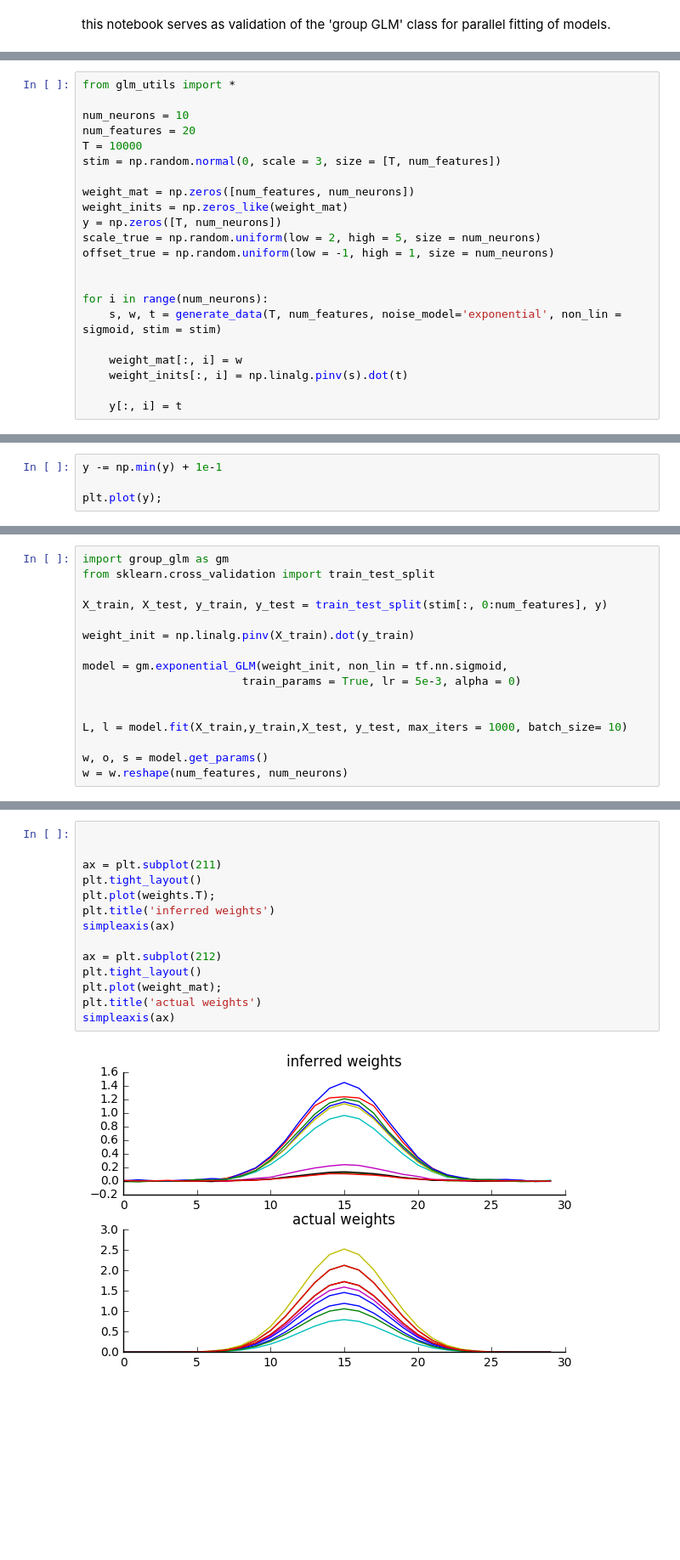
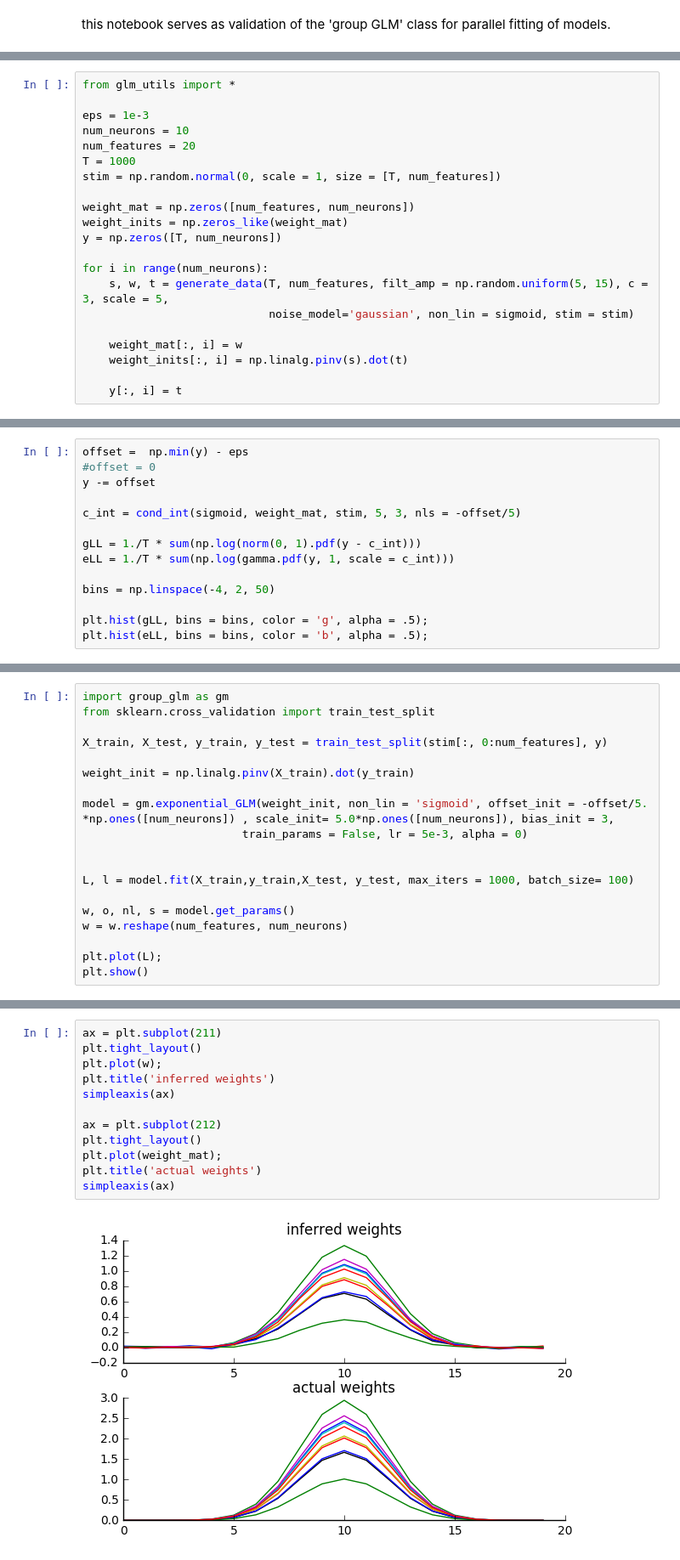
Before and after one commit to achristensen56/PyGLM, a Jupyter notebook: Tensor Multiplication.ipynb, the cells around one changed output, grey strips where cells are left out. Shown at 85% size. Saved outputs shown, nothing was run; the diff lists cells and outputs as text; blank space fills up the shorter version.

```diff
--- a/Tensor Multiplication.ipynb
+++ b/Tensor Multiplication.ipynb
@@ -13,20 +15,19 @@ The autoreload extension is already loaded. To reload it, use:
 # %%
 from glm_utils import *
 
+eps = 1e-3
 num_neurons = 10
 num_features = 20
-T = 10000
-stim = np.random.normal(0, scale = 3, size = [T, num_features])
+T = 1000
+stim = np.random.normal(0, scale = 1, size = [T, num_features])
 
 weight_mat = np.zeros([num_features, num_neurons])
 weight_inits = np.zeros_like(weight_mat)
 y = np.zeros([T, num_neurons])
-scale_true = np.random.uniform(low = 2, high = 5, size = num_neurons)
-offset_true = np.random.uniform(low = -1, high = 1, size = num_neurons)
-
 
 for i in range(num_neurons):
-    s, w, t = generate_data(T, num_features, noise_model='exponential', non_lin = sigmoid, stim = stim)
+    s, w, t = generate_data(T, num_features, filt_amp = np.random.uniform(5, 15), c = 3, scale = 5,
+                            noise_model='gaussian', non_lin = sigmoid, stim = stim)
 
     weight_mat[:, i] = w
     weight_inits[:, i] = np.linalg.pinv(s).dot(t)
@@ -39,4 +39,0 @@ plt.plot(weight_mat, alpha = .5);
-# %%
-y -= np.min(y) + 1e-1
-
-plt.plot(y);
@@ -44,0 +40,14 @@ plt.plot(y);
+# %%
+offset =  np.min(y) - eps
+#offset = 0
+y -= offset
+
+c_int = cond_int(sigmoid, weight_mat, stim, 5, 3, nls = -offset/5)
+
+gLL = 1./T * sum(np.log(norm(0, 1).pdf(y - c_int)))
+eLL = 1./T * sum(np.log(gamma.pdf(y, 1, scale = c_int)))
+
+bins = np.linspace(-4, 2, 50)
+
+plt.hist(gLL, bins = bins, color = 'g', alpha = .5);
+plt.hist(eLL, bins = bins, color = 'b', alpha = .5);
@@ -50,14 +61,17 @@ X_train, X_test, y_train, y_test = train_test_split(stim[:, 0:num_features], y)
 
 weight_init = np.linalg.pinv(X_train).dot(y_train)
 
-model = gm.exponential_GLM(weight_init, non_lin = tf.nn.sigmoid,
-                        train_params = True, lr = 5e-3, alpha = 0)
+model = gm.exponential_GLM(weight_init, non_lin = 'sigmoid', offset_init = -offset/5. *np.ones([num_neurons]) , scale_init= 5.0*np.ones([num_neurons]), bias_init = 3,
+                        train_params = False, lr = 5e-3, alpha = 0)
 
 
-L, l = model.fit(X_train,y_train,X_test, y_test, max_iters = 1000, batch_size= 10)
+L, l = model.fit(X_train,y_train,X_test, y_test, max_iters = 1000, batch_size= 100)
 
-w, o, s = model.get_params()
+w, o, nl, s = model.get_params()
 w = w.reshape(num_features, num_neurons)
+
+plt.plot(L);
+plt.show()
 # %% [output]
 0%                          100%
 [******************************] | ETA: 00:00:00
@@ -236,19 +234,17 @@ for i, axes in enumerate(ax):
 # %%
-
-
 ax = plt.subplot(211)
 plt.tight_layout()
-plt.plot(weights.T);
+plt.plot(w);
 plt.title('inferred weights')
 simpleaxis(ax)
 
 ax = plt.subplot(212)
 plt.tight_layout()
 plt.plot(weight_mat);
 plt.title('actual weights')
 simpleaxis(ax)
 # %% [output]
-[figure, old version]
+[figure, new version]
 # %%
 ax = plt.subplot(211)
 plt.tight_layout()
```
Also changed, not shown: parts of 14 cells of this notebook, 6 other files.
